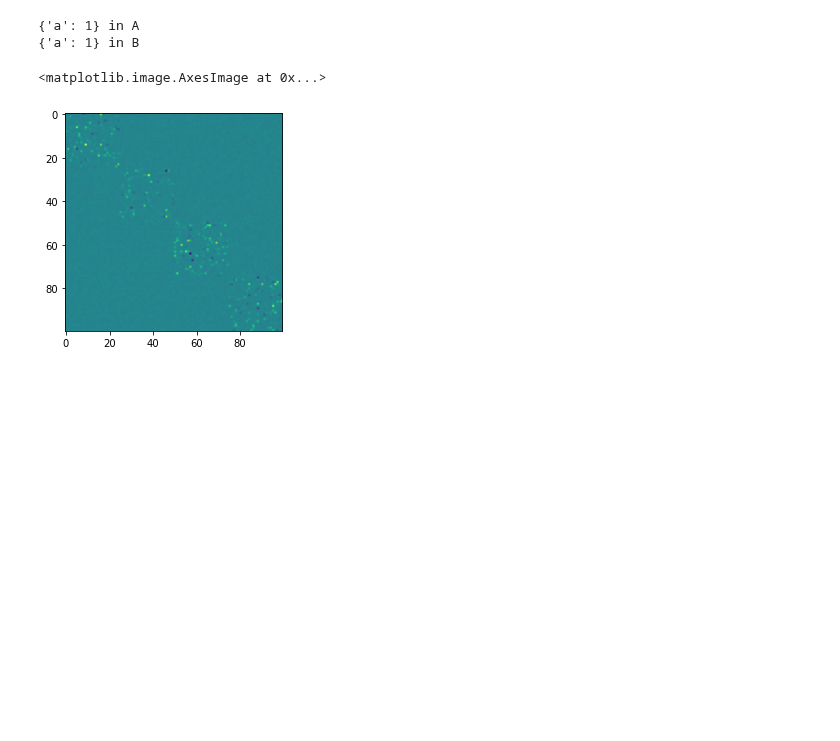
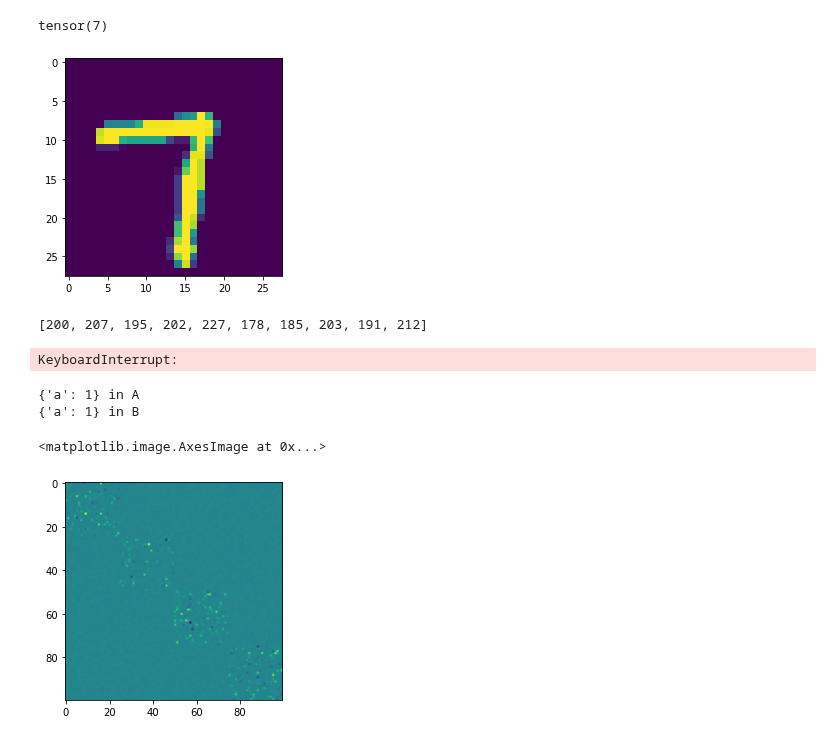
Before and after one commit to HuangHaoyu1997/Reservoir-Computing, a Jupyter notebook: test.ipynb, the cells around one changed output. Cells and saved outputs as stored; diff of their text form; code cells hidden in the pictures; blank space fills up the shorter version.

```diff
--- a/test.ipynb
+++ b/test.ipynb
@@ -1,3 +41,29 @@
+# %%
+plt.imshow(data[280])
+print(label[280])
+# %% [output]
+tensor(7)
+[figure, added]
+# %%
+count = [0]*10
+for l in label:
+    # print(count[l.item()])
+    count[l.item()] += 1
+print(count)
+# %% [output]
+[200, 207, 195, 202, 227, 178, 185, 203, 191, 212]
+# %%
+from net import Developmental_Time_Window
+from config import Config
+A = Developmental_Time_Window(Config.N_hid,
+                              Config.k,
+                              Config.beta,
+                              Config.R_,
+                              Config.r,
+                              Config.p_self,
+                              Config.omega,)
+# %% [output]
+KeyboardInterrupt:
 # %%
 def a(**kwargs):
     print(kwargs, 'in A')
```
Also changed, not shown: parts of 4 cells of this notebook, 6 other files.
